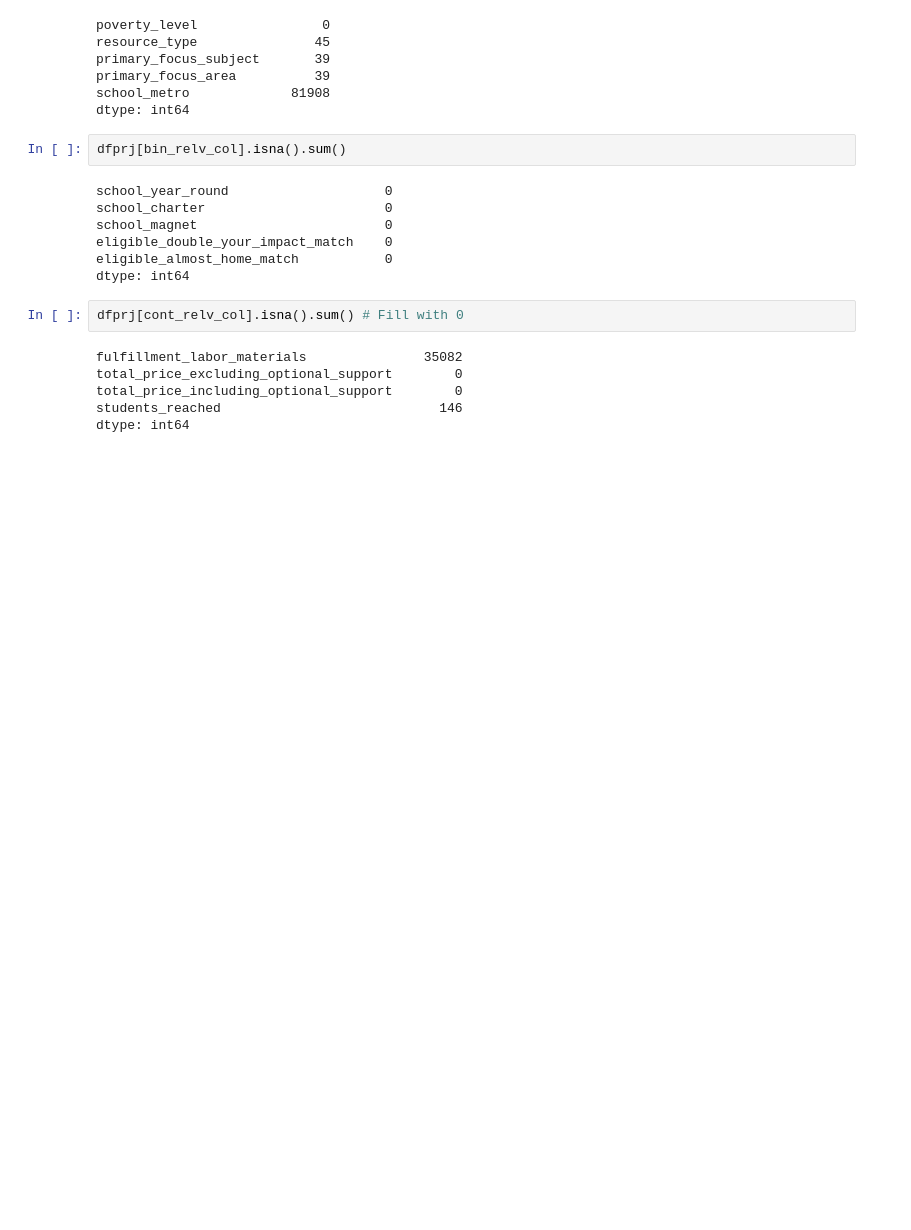
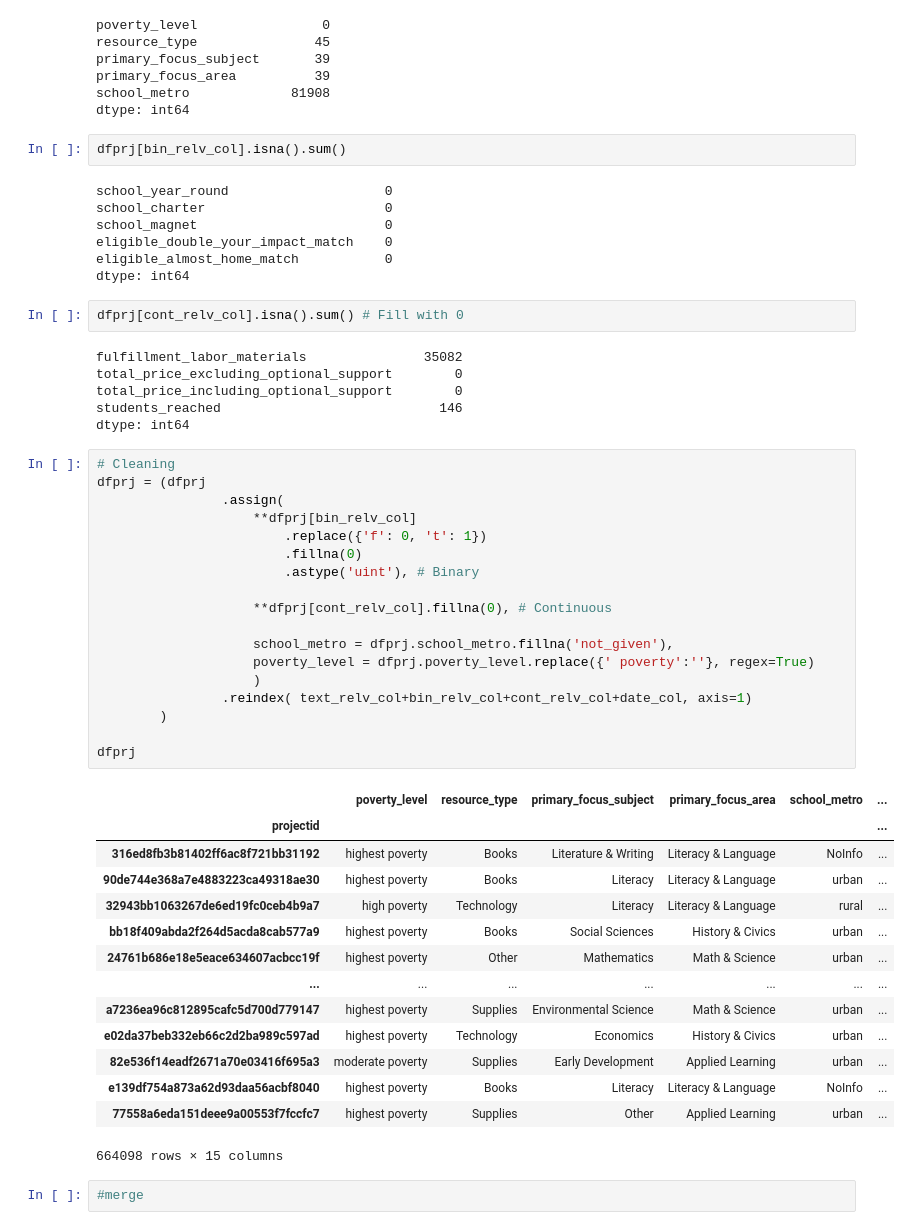
Before and after one commit to maikelps/KKDcup, a Jupyter notebook: Lab1.ipynb, the cells around one changed output. Drawn from its saved outputs; the diff is of its cells as text; blank space fills up the shorter version.

Commit message:
prj cleaning

```diff
--- a/Lab1.ipynb
+++ b/Lab1.ipynb
@@ -110,3 +110,38 @@ total_price_excluding_optional_support        0
 total_price_including_optional_support        0
 students_reached                            146
 dtype: int64
+# %%
+# Cleaning
+dfprj = (dfprj
+                .assign(
+                    **dfprj[bin_relv_col]
+                        .replace({'f': 0, 't': 1})
+                        .fillna(0)
+                        .astype('uint'), # Binary
+
+                    **dfprj[cont_relv_col].fillna(0), # Continuous
+
+                    school_metro = dfprj.school_metro.fillna('not_given'),
+                    poverty_level = dfprj.poverty_level.replace({' poverty':''}, regex=True)
+                    )
+                .reindex( text_relv_col+bin_relv_col+cont_relv_col+date_col, axis=1)
+        )
+
+dfprj
+# %% [output]
+|  | poverty_level | resource_type | primary_focus_subject | primary_focus_area | school_metro | ... |
+| projectid |  |  |  |  |  | ... |
+| 316ed8fb3b81402ff6ac8f721bb31192 | highest poverty | Books | Literature & Writing | Literacy & Language | NoInfo | ... |
+| 90de744e368a7e4883223ca49318ae30 | highest poverty | Books | Literacy | Literacy & Language | urban | ... |
+| 32943bb1063267de6ed19fc0ceb4b9a7 | high poverty | Technology | Literacy | Literacy & Language | rural | ... |
+| bb18f409abda2f264d5acda8cab577a9 | highest poverty | Books | Social Sciences | History & Civics | urban | ... |
+| 24761b686e18e5eace634607acbcc19f | highest poverty | Other | Mathematics | Math & Science | urban | ... |
+| ... | ... | ... | ... | ... | ... | ... |
+| a7236ea96c812895cafc5d700d779147 | highest poverty | Supplies | Environmental Science | Math & Science | urban | ... |
+| e02da37beb332eb66c2d2ba989c597ad | highest poverty | Technology | Economics | History & Civics | urban | ... |
+| 82e536f14eadf2671a70e03416f695a3 | moderate poverty | Supplies | Early Development | Applied Learning | urban | ... |
+| e139df754a873a62d93daa56acbf8040 | highest poverty | Books | Literacy | Literacy & Language | NoInfo | ... |
+| 77558a6eda151deee9a00553f7fccfc7 | highest poverty | Supplies | Other | Applied Learning | urban | ... |
+664098 rows × 15 columns
+# %%
+#merge
```
